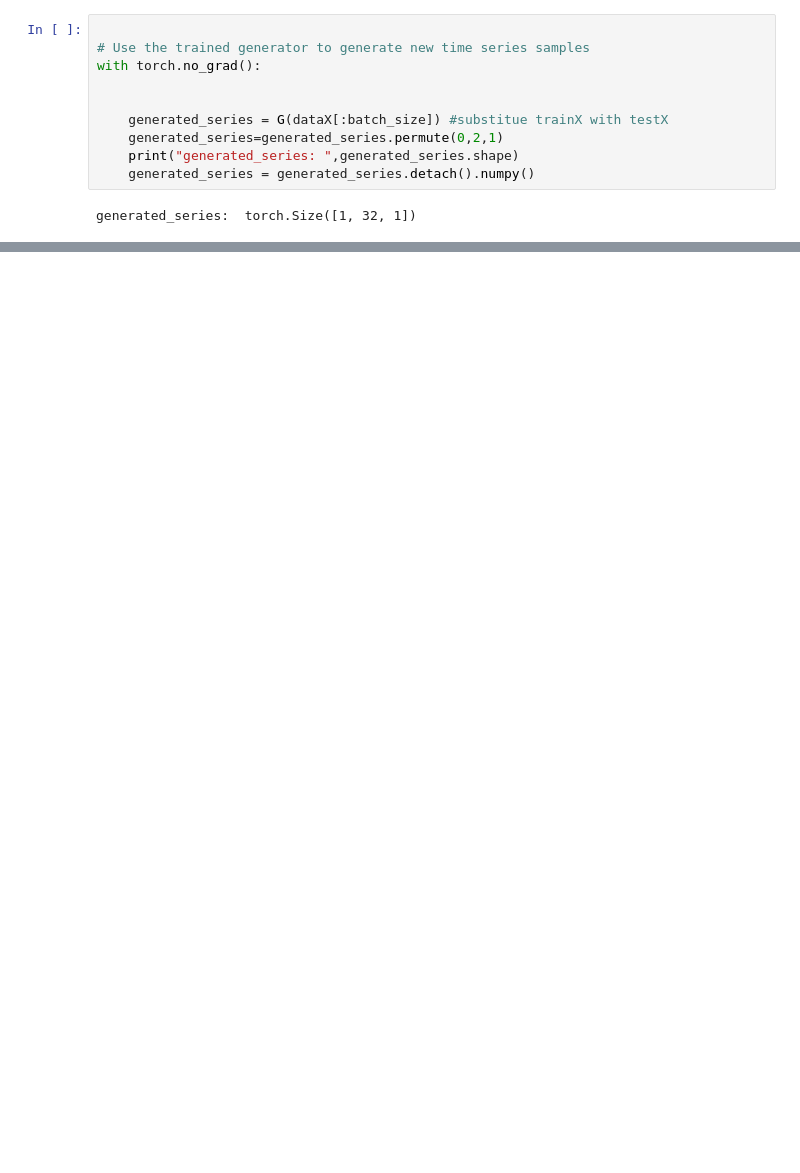
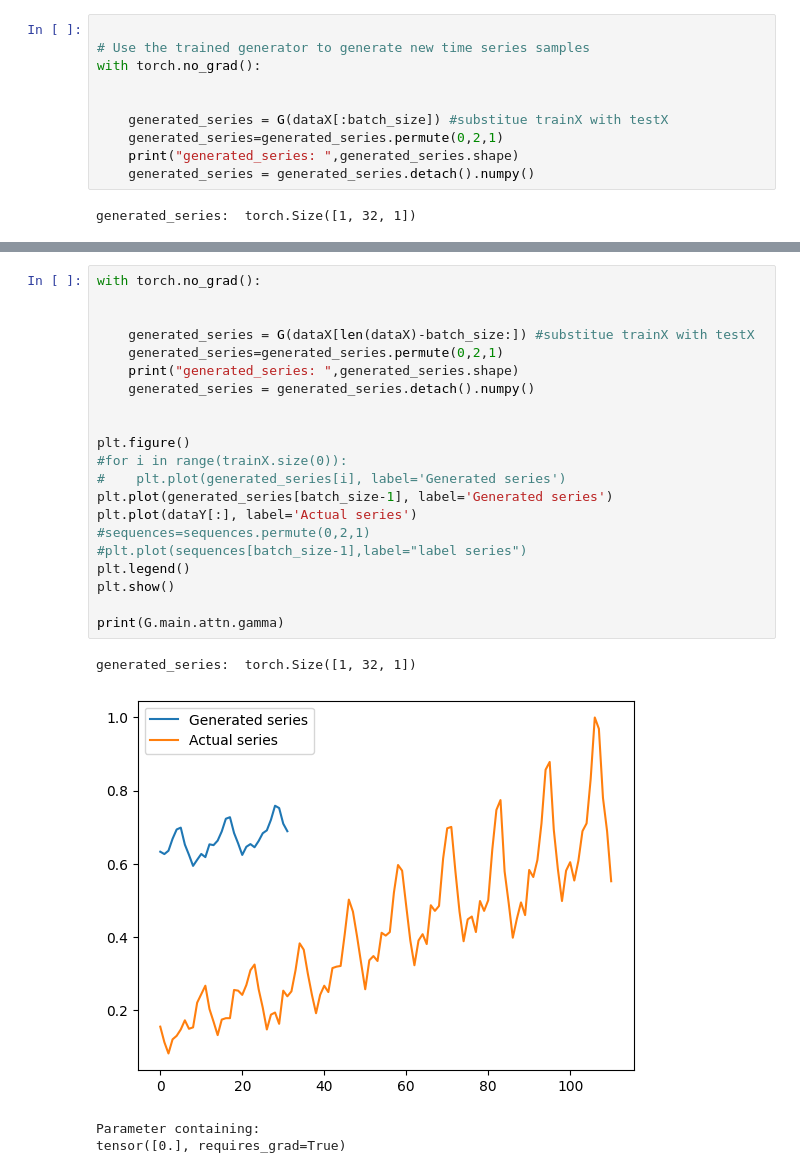
Before and after one commit to francomano/PSA-GAN, a Jupyter notebook: run.ipynb, the cells around one changed output, grey strips where cells are left out. Saved outputs shown, nothing was run; the diff lists cells and outputs as text; blank space fills up the shorter version.

Commit message:
scale of generated series

```diff
--- a/run.ipynb
+++ b/run.ipynb
@@ -261,0 +277,26 @@ tensor([-0.0132], requires_grad=True)
+# %%
+with torch.no_grad():
+
+
+    generated_series = G(dataX[len(dataX)-batch_size:]) #substitue trainX with testX
+    generated_series=generated_series.permute(0,2,1)
+    print("generated_series: ",generated_series.shape)
+    generated_series = generated_series.detach().numpy()
+
+
+plt.figure()
+#for i in range(trainX.size(0)):
+#    plt.plot(generated_series[i], label='Generated series')
+plt.plot(generated_series[batch_size-1], label='Generated series')
+plt.plot(dataY[:], label='Actual series')
+#sequences=sequences.permute(0,2,1)
+#plt.plot(sequences[batch_size-1],label="label series")
+plt.legend()
+plt.show()
+
+print(G.main.attn.gamma)
+# %% [output]
+generated_series:  torch.Size([1, 32, 1])
+[figure, added]
+Parameter containing:
+tensor([0.], requires_grad=True)
```
Also changed, not shown: parts of 5 cells of this notebook, 1 other file.
